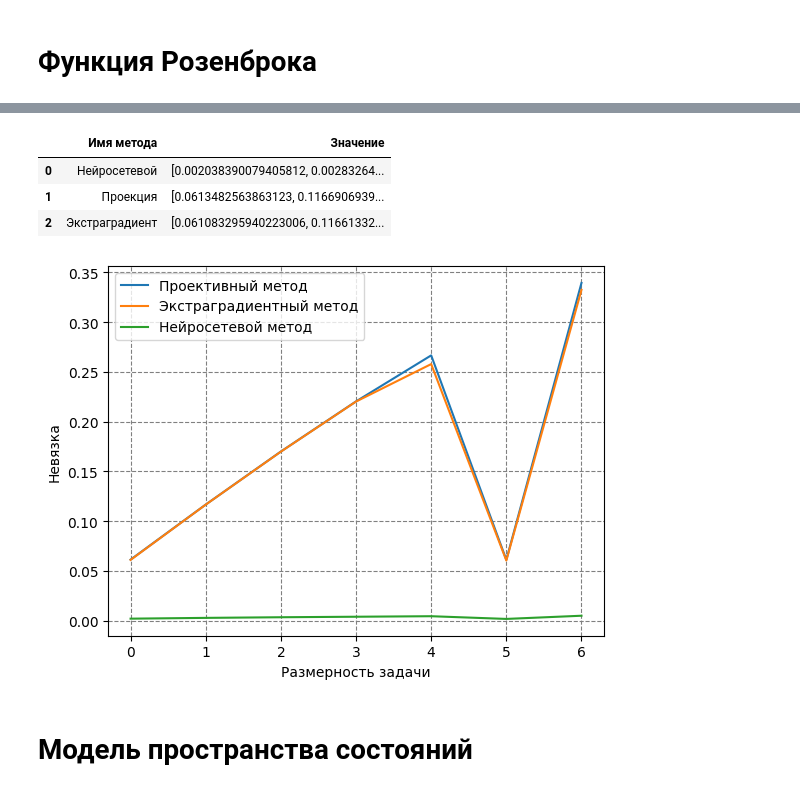
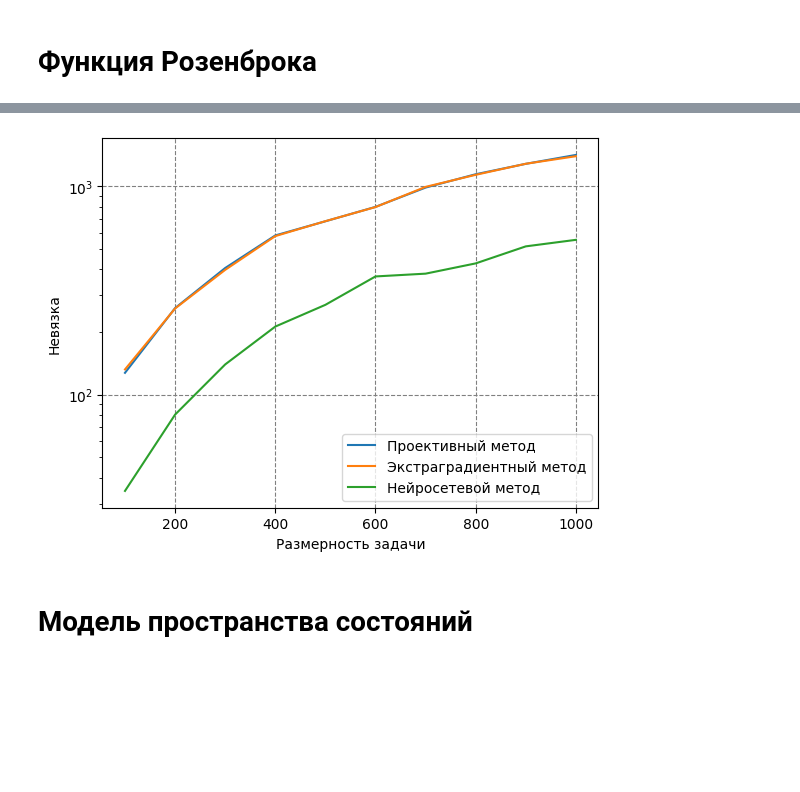
Before and after one commit to Rooney22/VI_Solver_library, a Jupyter notebook: example.ipynb, the cells around one changed output, grey strips where cells are left out. Drawn from its saved outputs; the diff is of its cells as text; code cells hidden in the pictures; blank space fills up the shorter version.

```diff
--- a/example.ipynb
+++ b/example.ipynb
@@ -1425,32 +1260,24 @@ import numpy as np
 import time
 import matplotlib.pyplot as plt
 import torch
+from tqdm import tqdm
 
-iters_proj = []
-iters_extra = []
-iters_neuro = []
-times_proj = []
-times_extra = []
-times_neuro = []
-solutions_proj = []
-solutions_extra = []
-solutions_neuro = []
 verboses = []
 verboses_proj = []
 verboses_extra = []
 max_iter = 10000
-learning_rate=1e-4
+learning_rate = 1e-4
 integrator = EulerIntegrator(dt=learning_rate, max_iter=max_iter, max_dif=1e-5)
-results_dict = {'Имя метода': [], 'Точка': [], 'Размерность' : [], 'Значение' : [], 'Невязка': [], 'Время': [], 'Количество_итераций': []}
+results_dict = {'Имя метода': [], 'Размерность' : [], 'Невязка_mean': [], 'Невязка_disp' : [],  'Время_mean': [], 'Время_disp': [], 'Количество_итераций_mean': [], 'Количество_итераций_disp' : []}
 
 
-for n in range(3, 10, 1):
-    test_f(n, results_dict, max_iter, learning_rate)
+
+for n in tqdm(range(100, 1100, 100)):
+    test_f(n, N_ITER, results_dict, max_iter, learning_rate)
 # %%
 import pandas as pd
 
 results_df = pd.DataFrame(results_dict)
-results_df = results_df.drop(columns='Невязка')
 grouped = results_df.groupby('Размерность')
 
 for dimension, group in grouped:
@@ -1504,31 +1343,17 @@ plt.grid(color='gray', linestyle='dashed')
-# %%
-
-results_df = pd.DataFrame(results_dict)
-results_df['Значение'] = results_df['Значение']
-
-# Группируем по методу и извлекаем значения невязки
-residuals = results_df.groupby('Имя метода')['Значение'].apply(list).reset_index()
-
-# Преобразуем результат в список
-residuals_list = residuals['Значение'].tolist()
-# %%
-residuals
-# %% [output]
-|  | Имя метода | Значение |
-| 0 | Нейросетевой | [0.002038390079405812, 0.00283264... |
-| 1 | Проекция | [0.0613482563863123, 0.1166906939... |
-| 2 | Экстраградиент | [0.061083295940223006, 0.11661332... |
 # %%
 plt.rc('axes', axisbelow=True)
-plt.plot(residuals_list[1], label='Проективный метод')
-plt.plot(residuals_list[2], label='Экстраградиентный метод')
-plt.plot(residuals_list[0], label='Нейросетевой метод')
+plt.grid(color='gray', linestyle='dashed')
+plt.plot(range(100, 1100, 100), results_df[results_df['Имя метода'] == 'Проекция']['Невязка_mean'], label='Проективный метод')
+plt.plot(range(100, 1100, 100), results_df[results_df['Имя метода'] == 'Экстраградиент']['Невязка_mean'], label='Экстраградиентный метод')
+plt.plot(range(100, 1100, 100), results_df[results_df['Имя метода'] == 'Нейросетевой']['Невязка_mean'], label='Нейросетевой метод')
 plt.xlabel('Размерность задачи')
 plt.ylabel('Невязка')
 plt.legend()
+plt.yscale('log')
 plt.grid(color='gray', linestyle='dashed')
+plt.savefig('my_fig.png', dpi=300)
 # %% [output]
-[figure, old version]
+[figure, new version]
 # %% [markdown]
 # Модель пространства состояний
 # %%
```
Also changed, not shown: parts of 60 cells of this notebook, 2 other files.
